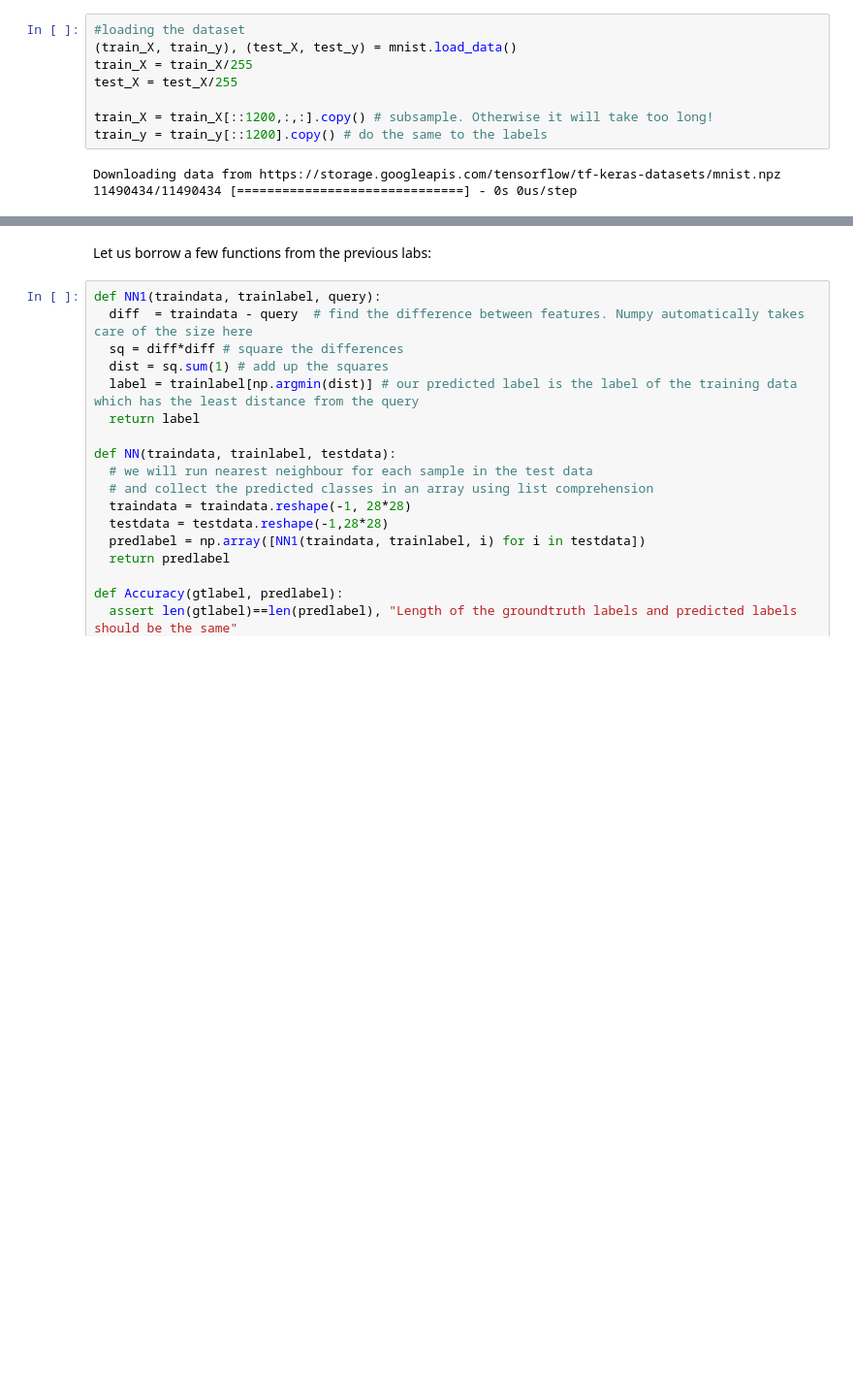
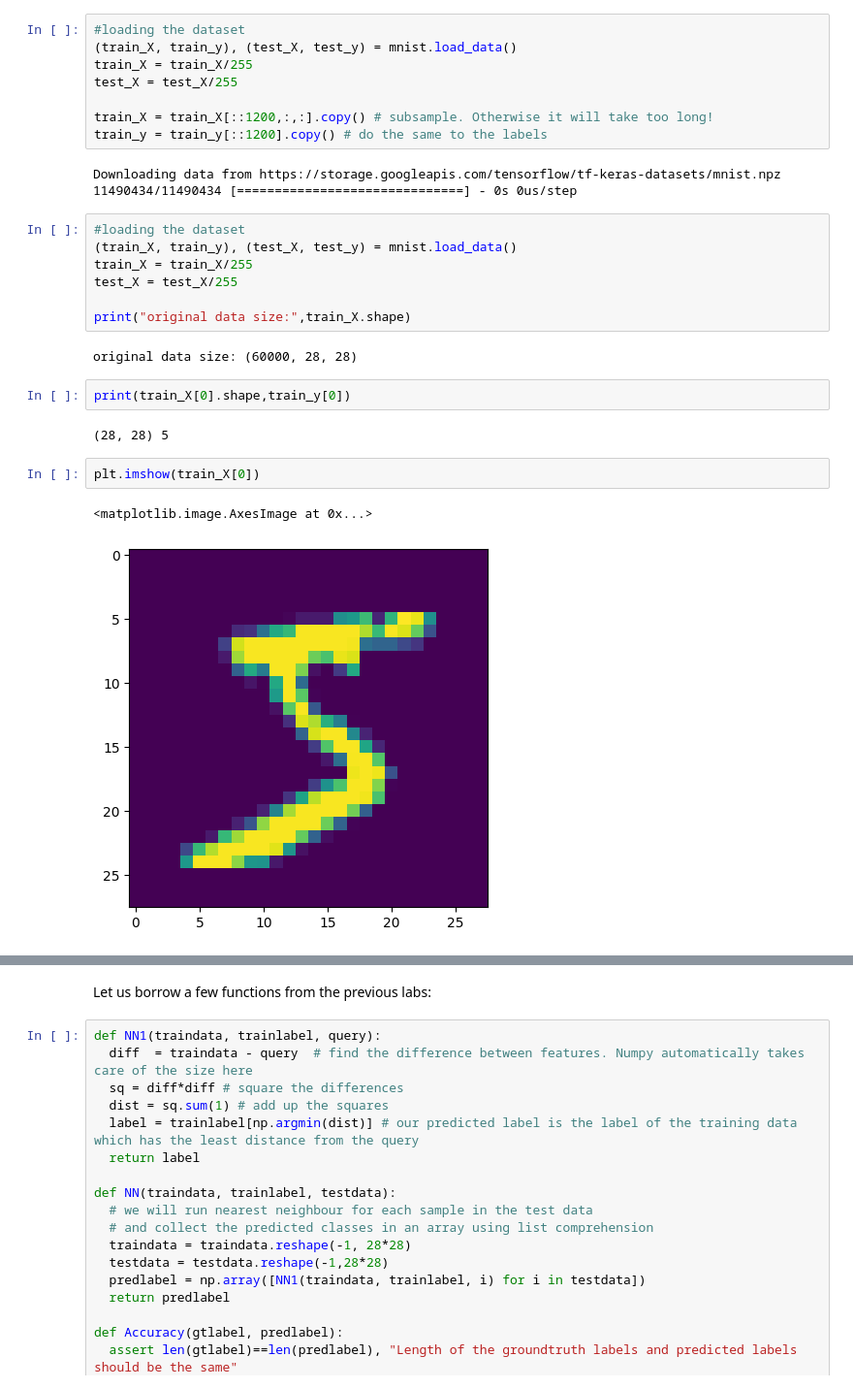
Before and after one commit to SaranyaPati/FMML_lab-modules, a Jupyter notebook: Module_01_Lab_03_Augmentation.ipynb, the cells around one changed output, grey strips where cells are left out. Shown at 97% size. Cells and saved outputs as stored; diff of their text form; blank space fills up the shorter version.

```diff
--- a/Module_01_Lab_03_Augmentation.ipynb
+++ b/Module_01_Lab_03_Augmentation.ipynb
@@ -30,3 +30,21 @@ train_y = train_y[::1200].copy() # do the same to the labels
 # %% [output]
 Downloading data from https://storage.googleapis.com/tensorflow/tf-keras-datasets/mnist.npz
 11490434/11490434 [==============================] - 0s 0us/step
+# %%
+#loading the dataset
+(train_X, train_y), (test_X, test_y) = mnist.load_data()
+train_X = train_X/255
+test_X = test_X/255
+
+print("original data size:",train_X.shape)
+# %% [output]
+original data size: (60000, 28, 28)
+# %%
+print(train_X[0].shape,train_y[0])
+# %% [output]
+(28, 28) 5
+# %%
+plt.imshow(train_X[0])
+# %% [output]
+<matplotlib.image.AxesImage at 0x...>
+[figure, added]
```
Also changed, not shown: parts of 1 cell of this notebook.
